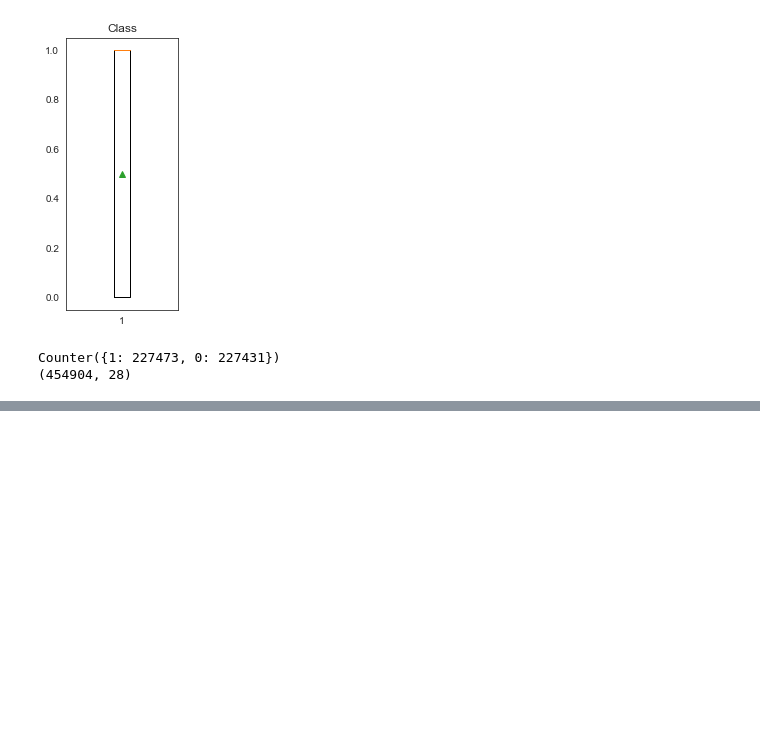
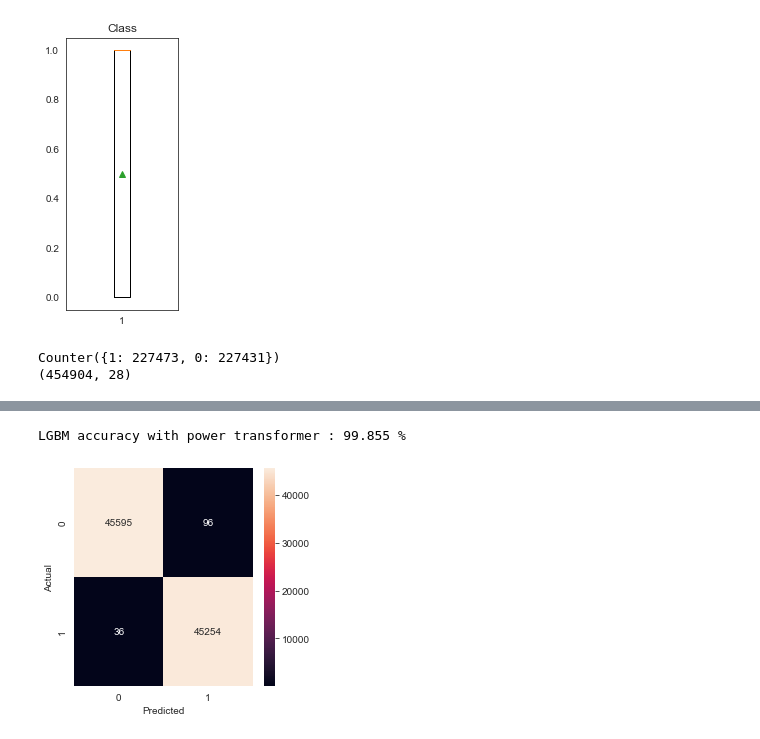
Before and after one commit to Preranapagar/ML_Projects, a Jupyter notebook: Project/Credit Card Fraud Detection/fraud_detection_2023.ipynb, the cells around one changed output, grey strips where cells are left out. Saved outputs shown, nothing was run; the diff lists cells and outputs as text; code cells hidden in the pictures; blank space fills up the shorter version.

```diff
--- a/Project/Credit Card Fraud Detection/fraud_detection_2023.ipynb
+++ b/Project/Credit Card Fraud Detection/fraud_detection_2023.ipynb
@@ -324,0 +325,20 @@ LGBM accuracy with quantile transformer : 99.885 %
+# %%
+#with power transformer
+x_train_power_trans, x_val_power_trans, y_train_power_trans, y_val_power_trans = train_test_split(x_train_power, y_train,
+                                                                                                  test_size=0.2,
+                                                                                                  random_state=2020)
+LGBM = LGBMClassifier()
+LGBM.fit(x_train_power_trans, y_train_power_trans)
+y_pred_LGBM_power = LGBM.predict(x_val_power_trans)
+LGBM_accuracy_power = accuracy_score(y_val_power_trans,y_pred_LGBM_power)
+print("LGBM accuracy with power transformer :", round(LGBM_accuracy_power*100,3),'%')
+
+cm = confusion_matrix(y_val_power_trans,y_pred_LGBM_power)
+plt.figure(figsize=(4,4))
+sns.heatmap(cm, annot=True, fmt='.0f')
+plt.xlabel('Predicted')
+plt.ylabel('Actual')
+plt.show()
+# %% [output]
+LGBM accuracy with power transformer : 99.855 %
+[figure, added]
```
Also changed, not shown: parts of 21 cells of this notebook.
